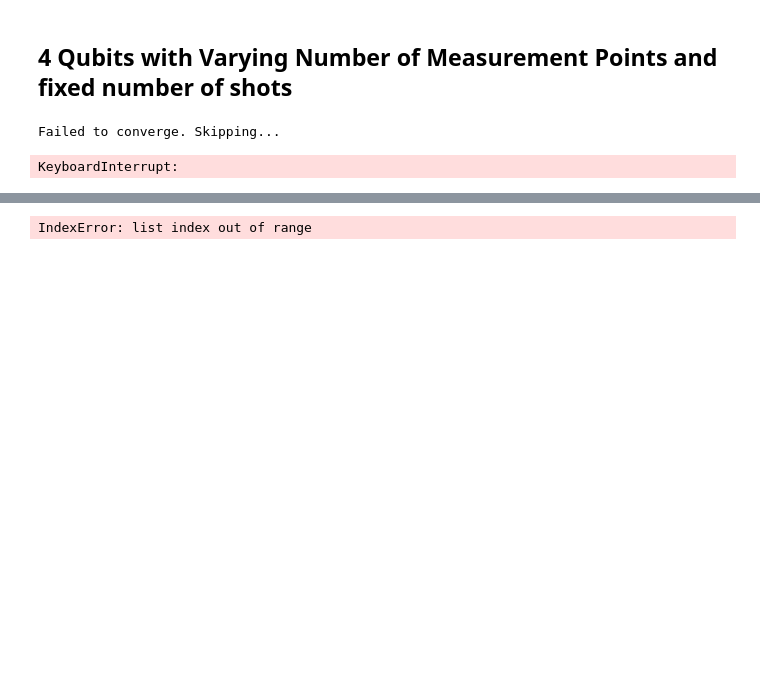
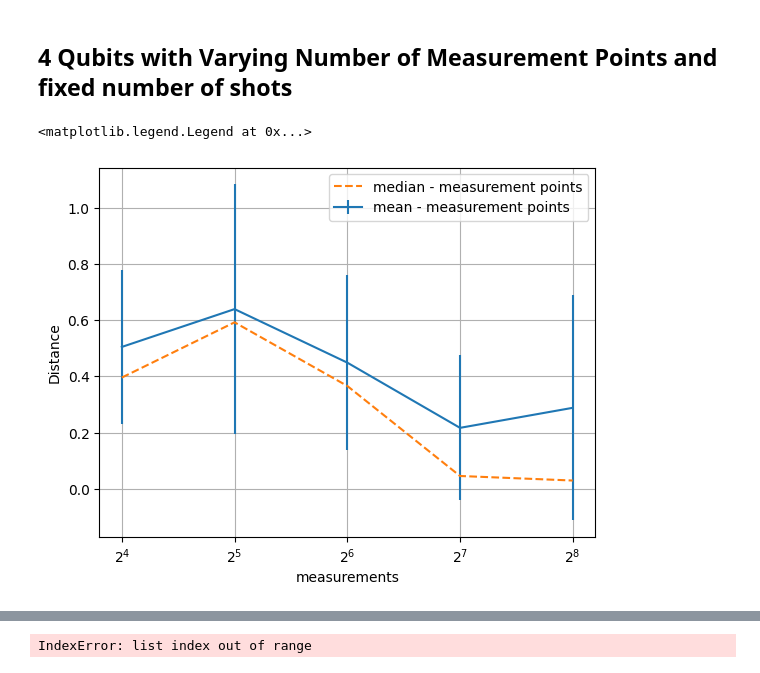
Before and after one commit to Davidkatom/Crosstalk, a Jupyter notebook: CosineFit.ipynb, the cells around one changed output, grey strips where cells are left out. Cells and saved outputs as stored; diff of their text form; code cells hidden in the pictures; blank space fills up the shorter version.

```diff
--- a/CosineFit.ipynb
+++ b/CosineFit.ipynb
@@ -156,8 +156,8 @@ from ramsey_experiment import RamseyExperiment
 from ramsey_experiment import RamseyBatch
 
 exp = []
-measurements = [2 ** i for i in range(4, 10)]
-shots = 100
+measurements = [2 ** i for i in range(4, 9)]
+shots = 5
 repetitions = 20
 shot_list = {}
 median_dist_for_shots = []
@@ -185,20 +185,20 @@ shot_list["std"] = std_dist_for_shots
 shot_list["median"] = median_dist_for_shots
 
 exp.append(shot_list)
-# %% [output]
-Failed to converge. Skipping...
-KeyboardInterrupt:
 # %%
 plt.grid()
 plt.ylabel('Distance')
-plt.xlabel('Shots')
+plt.xlabel('measurements')
 #plt.ylim(0, 0.1)
 dist = shot_list
 plt.errorbar(measurements, dist["mean"], yerr=dist["std"], linestyle='-', label=f'mean - measurement points')
 plt.plot(measurements, dist["median"], linestyle='--', label=f'median - measurement points')
 
 plt.xscale('log', base=2)
 plt.legend()
+# %% [output]
+<matplotlib.legend.Legend at 0x...>
+[figure, added]
 # %%
 from scipy.optimize import curve_fit
 import random
```
Also changed, not shown: parts of 2 cells of this notebook.
